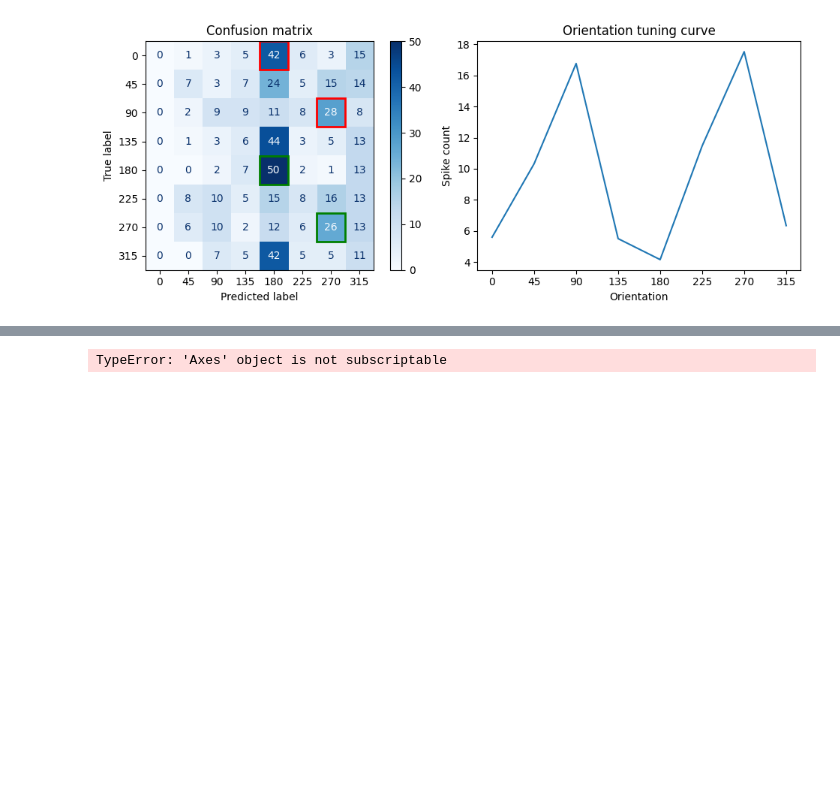
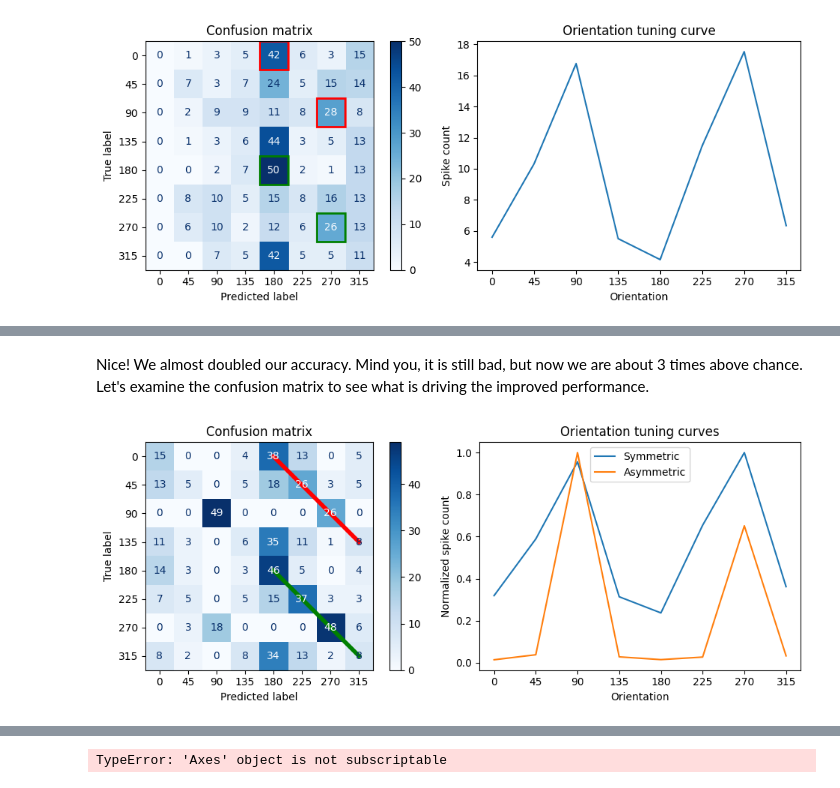
Before and after one commit to dbheadley/DecodingTheBrain, a Jupyter notebook: Week12/notes.ipynb, the cells around one changed output, grey strips where cells are left out. Saved outputs shown, nothing was run; the diff lists cells and outputs as text; code cells hidden in the pictures; blank space fills up the shorter version.

```diff
--- a/Week12/notes.ipynb
+++ b/Week12/notes.ipynb
@@ -340,0 +442,27 @@ At this point it might occur to you that since $p(x|y)=p(x,y)/p(y)$, and Bayes r
+# %% [markdown]
+Nice! We almost doubled our accuracy. Mind you, it is still bad, but now we are about 3 times above chance. Let's examine the confusion matrix to see what is driving the improved performance.
+# %%
+# create a confusion matrix
+cmd_2 = confusion_matrix(eval_nb_2['orientation'], eval_nb_2['pred_ori'])
+
+# plot the confusion matrix
+fig, ax = plt.subplots(1,2, figsize=(10,4))
+cmd_2_display = ConfusionMatrixDisplay(confusion_matrix=cmd_2, display_labels=ori_vals)
+cmd_2_display.plot(ax=ax[0], cmap='Blues')
+ax[0].set_title('Confusion matrix')
+ax[0].set_xticklabels(map(int,ori_vals))
+ax[0].set_yticklabels(map(int,ori_vals))
+ax[0].plot([np.where(ori_vals==180)[0], np.where(ori_vals==315)[0]],
+           [np.where(ori_vals==0)[0], np.where(ori_vals==135)[0]], color='red', lw=4)
+ax[0].plot([np.where(ori_vals==180)[0], np.where(ori_vals==315)[0]],
+           [np.where(ori_vals==180)[0], np.where(ori_vals==315)[0]], color='green', lw=4)
+ax[1].plot(ori_vals, rf_ori_mean[0]/rf_ori_mean[0].max(), label='Symmetric')
+ax[1].plot(ori_vals, rf_ori_asym_mean[0]/rf_ori_asym_mean[0].max(), label='Asymmetric')
+ax[1].set_xticks(ori_vals)
+ax[1].set_xlabel('Orientation')
+ax[1].set_ylabel('Normalized spike count')
+ax[1].set_title('Orientation tuning curves')
+ax[1].legend()
+fig.tight_layout()
+# %% [output]
+[figure, added]
```
Also changed, not shown: parts of 20 cells of this notebook.
